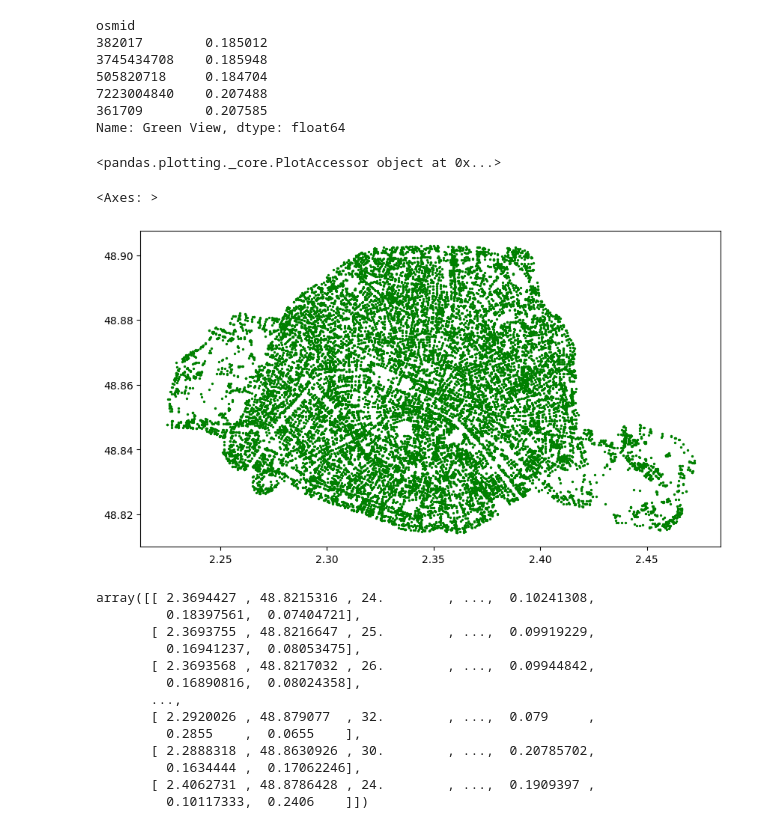
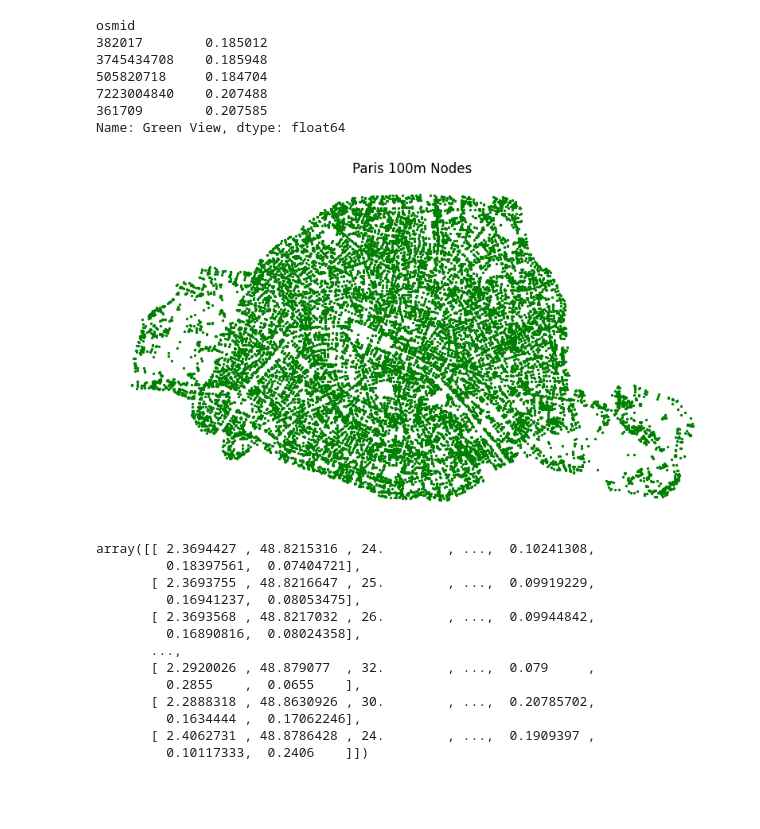
Before and after one commit to StefanoCarotti/FBK, a Jupyter notebook: GDS/Urbanity/Paris_greenview.ipynb, the cells around one changed output. Saved outputs shown, nothing was run; the diff lists cells and outputs as text; code cells hidden in the pictures; blank space fills up the shorter version.

```diff
--- a/GDS/Urbanity/Paris_greenview.ipynb
+++ b/GDS/Urbanity/Paris_greenview.ipynb
@@ -38,19 +39,17 @@ osmid
 7223004840    0.207488
 361709        0.207585
 Name: Green View, dtype: float64
-# %%
-paris_100m_edges.plot
-# %% [output]
-<pandas.plotting._core.PlotAccessor object at 0x...>
 # %%
 # Plot the map
 fig, ax = plt.subplots(figsize=(10, 10))
 
 paris_100m_nodes.plot(ax=ax, color='green', zorder=2, markersize=2)
 # paris_100m_edges.plot(ax=ax, linewidth=1, color ='black', zorder=1)
+plt.title('Paris 100m Nodes')
+plt.axis('off')
+plt.show()
 # %% [output]
-<Axes: >
-[figure, old version]
+[figure, new version]
 # %%
 x = np.array(paris_100m_nodes.iloc[:,:-1].values)
 x
```
Also changed, not shown: parts of 32 cells of this notebook.
